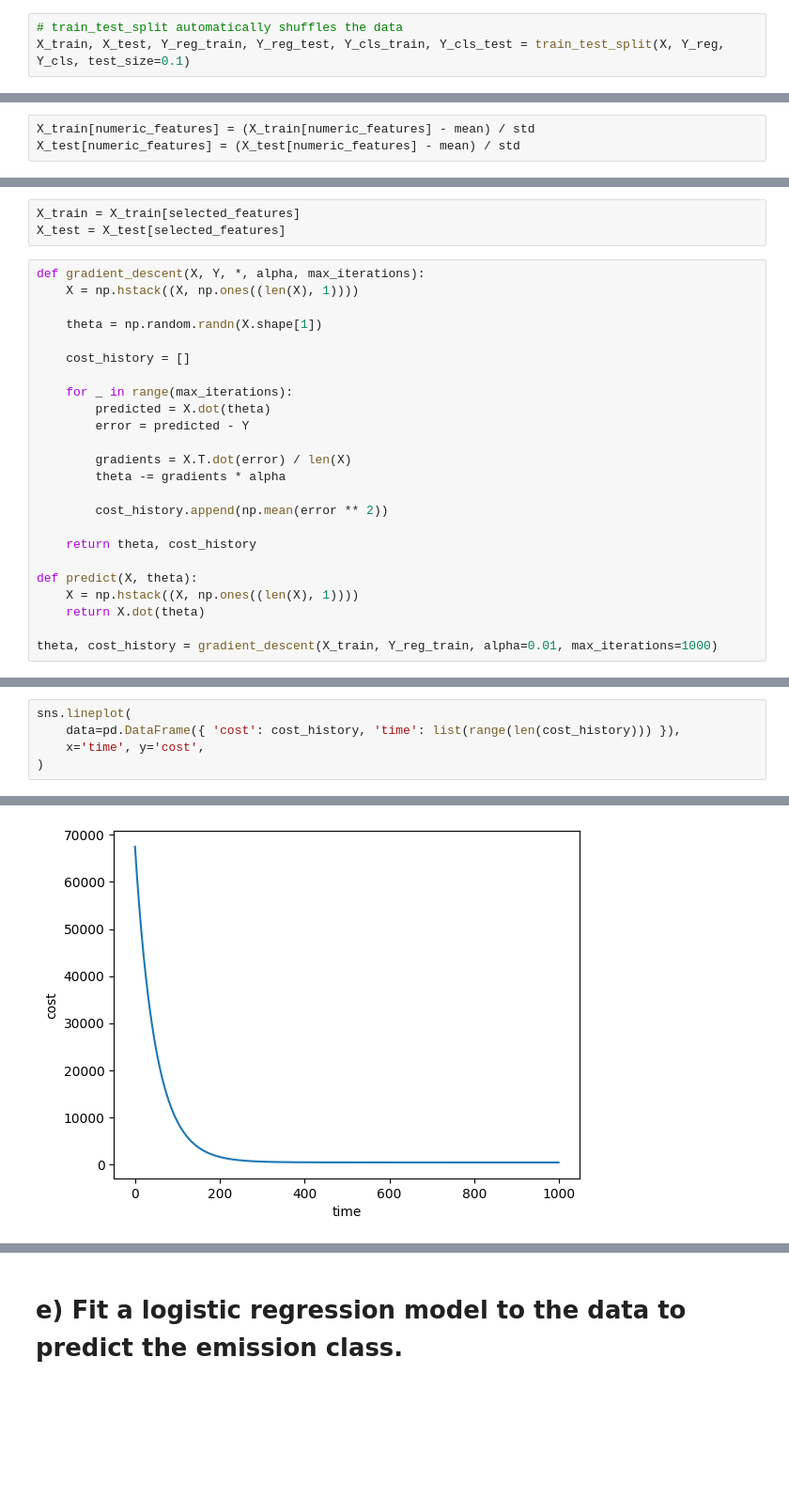
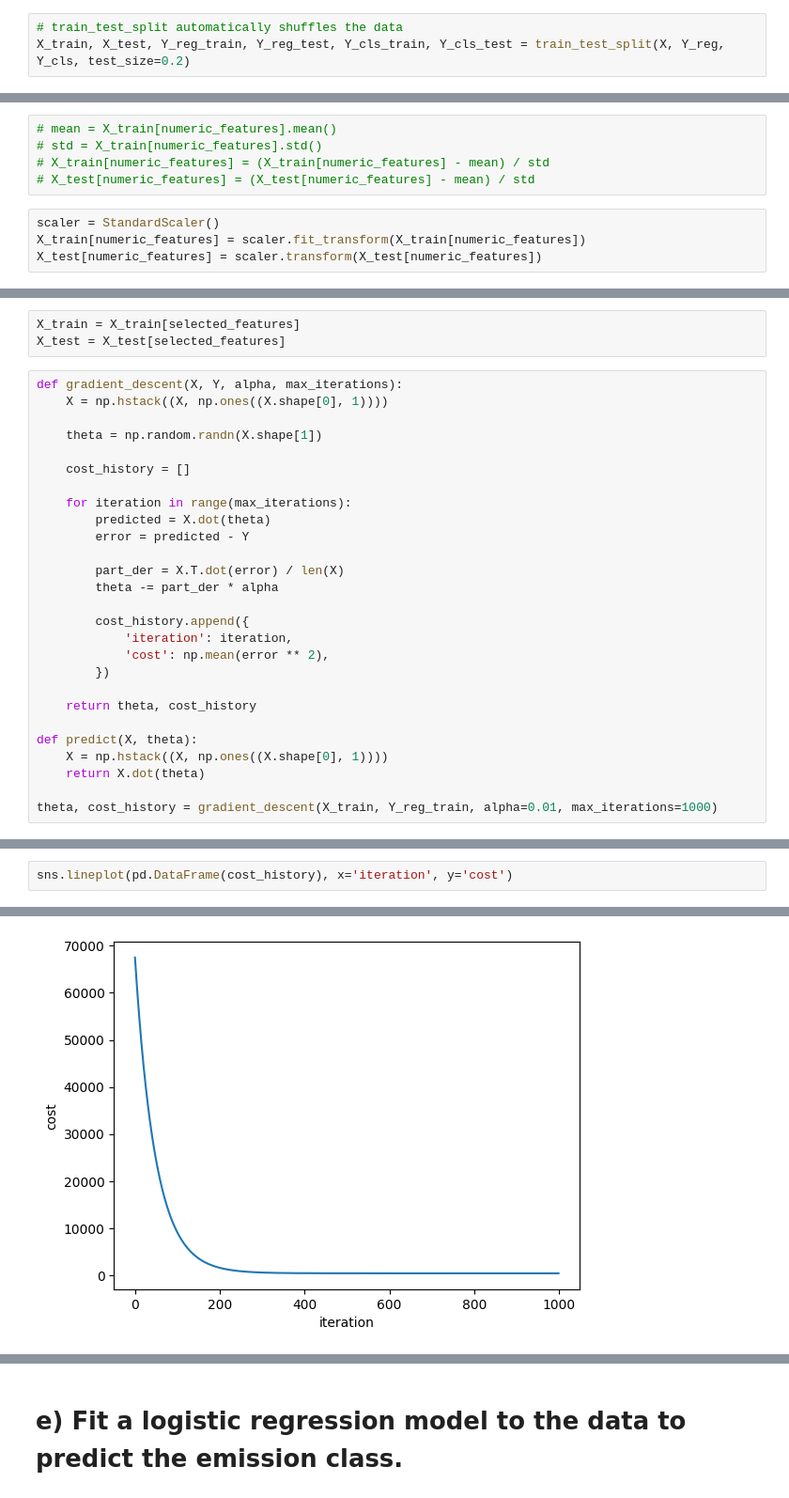
Before and after one commit to Al-Mansori/Linear-and-Logistic-Regression-Vehicles, a Jupyter notebook: Jupyter with a y.ipynb, the cells around one changed output, grey strips where cells are left out. Shown at 94% size. Saved outputs shown, nothing was run; the diff lists cells and outputs as text; blank space fills up the shorter version.

```diff
--- a/Jupyter with a y.ipynb
+++ b/Jupyter with a y.ipynb
@@ -116,7 +130,7 @@ X
 ## iii) the data is shuffled and split into training and testing sets
 # %%
 # train_test_split automatically shuffles the data
-X_train, X_test, Y_reg_train, Y_reg_test, Y_cls_train, Y_cls_test = train_test_split(X, Y_reg, Y_cls, test_size=0.1)
+X_train, X_test, Y_reg_train, Y_reg_test, Y_cls_train, Y_cls_test = train_test_split(X, Y_reg, Y_cls, test_size=0.2)
 # %% [markdown]
 ## iv) numeric features are scaled
 # %%
@@ -153,6 +145,12 @@ dtype: float64
 # %%
-X_train[numeric_features] = (X_train[numeric_features] - mean) / std
-X_test[numeric_features] = (X_test[numeric_features] - mean) / std
+# mean = X_train[numeric_features].mean()
+# std = X_train[numeric_features].std()
+# X_train[numeric_features] = (X_train[numeric_features] - mean) / std
+# X_test[numeric_features] = (X_test[numeric_features] - mean) / std
+# %%
+scaler = StandardScaler()
+X_train[numeric_features] = scaler.fit_transform(X_train[numeric_features])
+X_test[numeric_features] = scaler.transform(X_test[numeric_features])
 # %% [markdown]
 # d) Implement linear regression using gradient descent from scratch to predict the CO2 emission amount.
 Selected features to be the independent variables of the model:
@@ -167,26 +165,29 @@ selected_features = [
 X_train = X_train[selected_features]
 X_test = X_test[selected_features]
 # %%
-def gradient_descent(X, Y, *, alpha, max_iterations):
-    X = np.hstack((X, np.ones((len(X), 1))))
+def gradient_descent(X, Y, alpha, max_iterations):
+    X = np.hstack((X, np.ones((X.shape[0], 1))))
 
     theta = np.random.randn(X.shape[1])
 
     cost_history = []
 
-    for _ in range(max_iterations):
+    for iteration in range(max_iterations):
         predicted = X.dot(theta)
         error = predicted - Y
 
-        gradients = X.T.dot(error) / len(X)
-        theta -= gradients * alpha
+        part_der = X.T.dot(error) / len(X)
+        theta -= part_der * alpha
 
-        cost_history.append(np.mean(error ** 2))
+        cost_history.append({
+            'iteration': iteration,
+            'cost': np.mean(error ** 2),
+        })
 
     return theta, cost_history
 
 def predict(X, theta):
-    X = np.hstack((X, np.ones((len(X), 1))))
+    X = np.hstack((X, np.ones((X.shape[0], 1))))
     return X.dot(theta)
 
 theta, cost_history = gradient_descent(X_train, Y_reg_train, alpha=0.01, max_iterations=1000)
@@ -197,6 +198,3 @@ array([ 37.37681338,  19.56347366, 250.91399902])
 # %%
-sns.lineplot(
-    data=pd.DataFrame({ 'cost': cost_history, 'time': list(range(len(cost_history))) }),
-    x='time', y='cost',
-)
+sns.lineplot(pd.DataFrame(cost_history), x='iteration', y='cost')
 # %% [output]
@@ -204,4 +202,4 @@ sns.lineplot(
-[figure, old version]
+[figure, new version]
 # %%
 # R2 score of training data
 r2_score(Y_reg_train, predict(X_train, theta))
```
Also changed, not shown: parts of 12 cells of this notebook.
